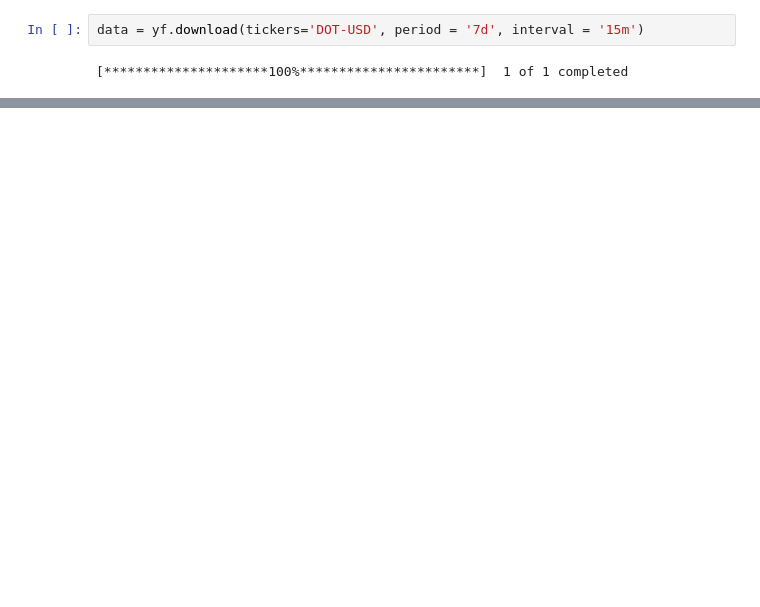
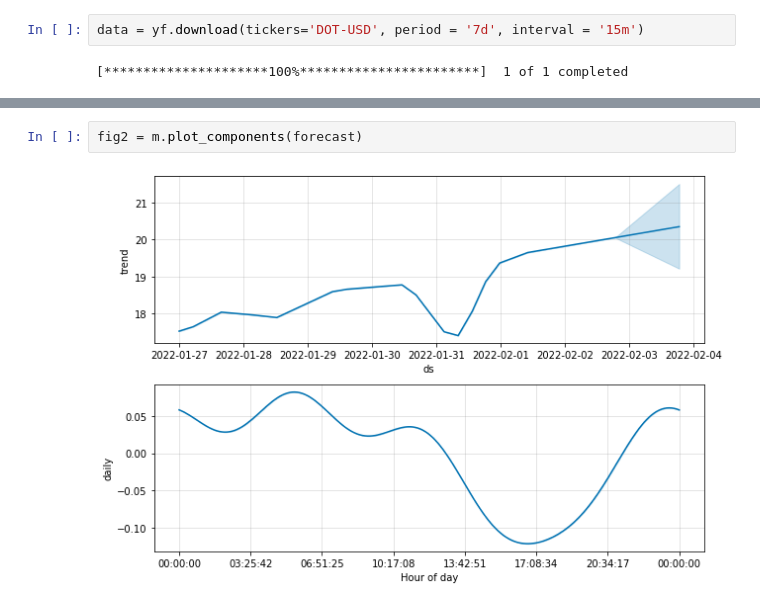
Before and after one commit to oldhero5/polka_price_predictor, a Jupyter notebook: polka_forecast.ipynb, the cells around one changed output, grey strips where cells are left out. Drawn from its saved outputs; the diff is of its cells as text; blank space fills up the shorter version.

```diff
--- a/polka_forecast.ipynb
+++ b/polka_forecast.ipynb
@@ -35,0 +124,4 @@ data
+# %%
+fig2 = m.plot_components(forecast)
+# %% [output]
+[figure, added]
```
Also changed, not shown: parts of 23 cells of this notebook.
